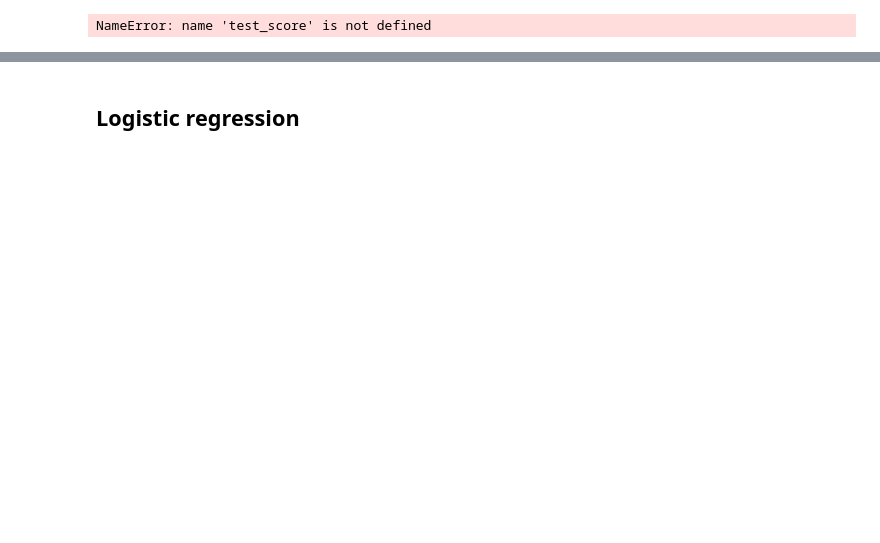
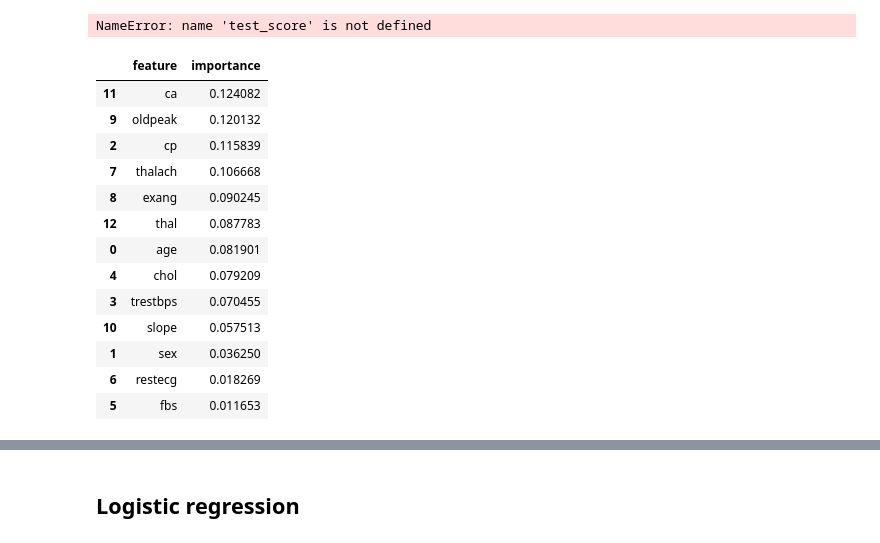
Before and after one commit to vibaek94/AML_project, a Jupyter notebook: Heart disease project new.ipynb, the cells around one changed output, grey strips where cells are left out. Cells and saved outputs as stored; diff of their text form; code cells hidden in the pictures; blank space fills up the shorter version.

```diff
--- a/Heart disease project new.ipynb
+++ b/Heart disease project new.ipynb
@@ -610,8 +633,23 @@ rf = RandomForestClassifier(n_estimators=num_est, max_features=max_feat, random_
 rf.fit(X_train, y_train)
 # %%
 feature_cols = X.columns
-feat_imp = pd.DataFrame({'feature':feature_cols, 'importance':rf_class.feature_importances_}).sort_values('importance', ascending=False)
+feat_imp = pd.DataFrame({'feature':feature_cols, 'importance':RF_best_grid.feature_importances_}).sort_values('importance', ascending=False)
 feat_imp
+# %% [output]
+|  | feature | importance |
+| 11 | ca | 0.124082 |
+| 9 | oldpeak | 0.120132 |
+| 2 | cp | 0.115839 |
+| 7 | thalach | 0.106668 |
+| 8 | exang | 0.090245 |
+| 12 | thal | 0.087783 |
+| 0 | age | 0.081901 |
+| 4 | chol | 0.079209 |
+| 3 | trestbps | 0.070455 |
+| 10 | slope | 0.057513 |
+| 1 | sex | 0.036250 |
+| 6 | restecg | 0.018269 |
+| 5 | fbs | 0.011653 |
 # %%
 ax=feat_imp.plot.barh(y='importance',x='feature')
 
```
Also changed, not shown: parts of 8 cells of this notebook.
